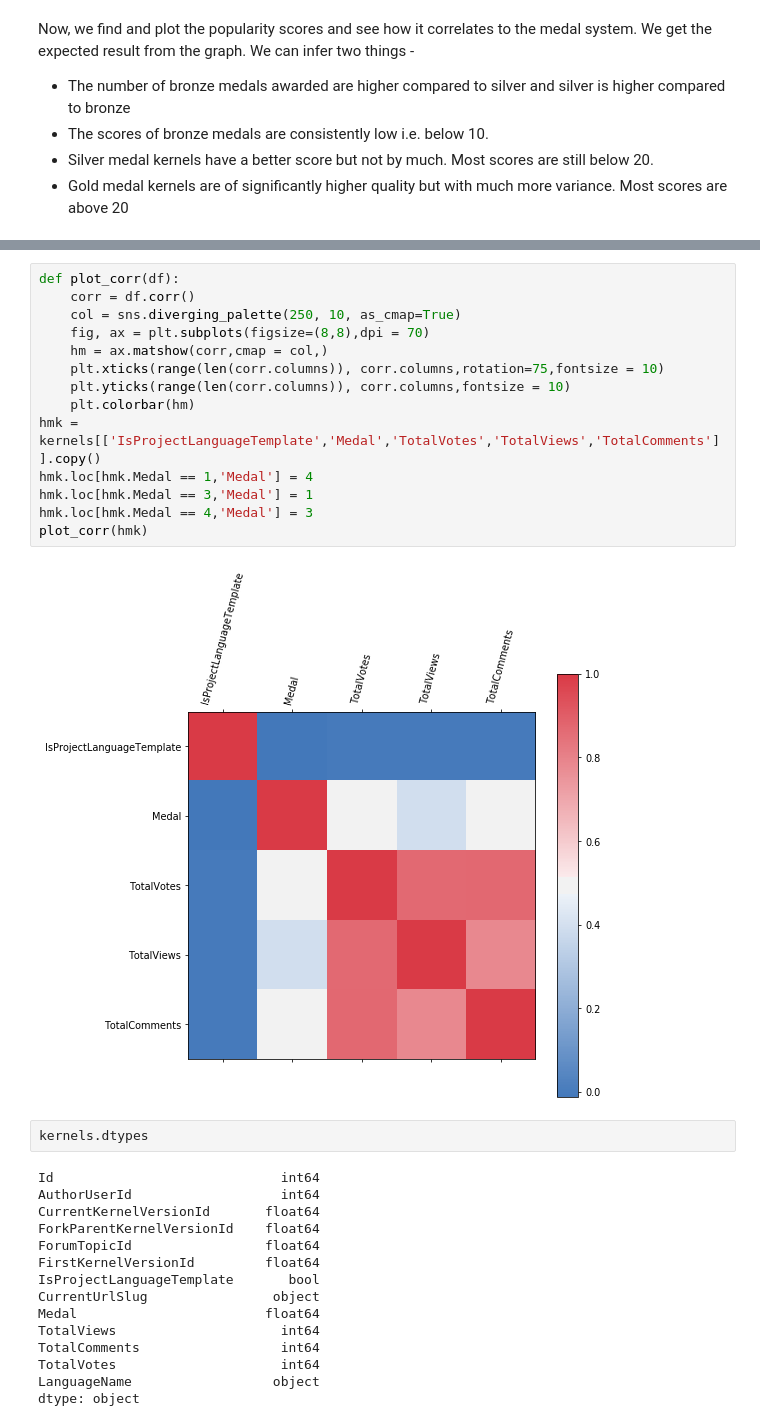
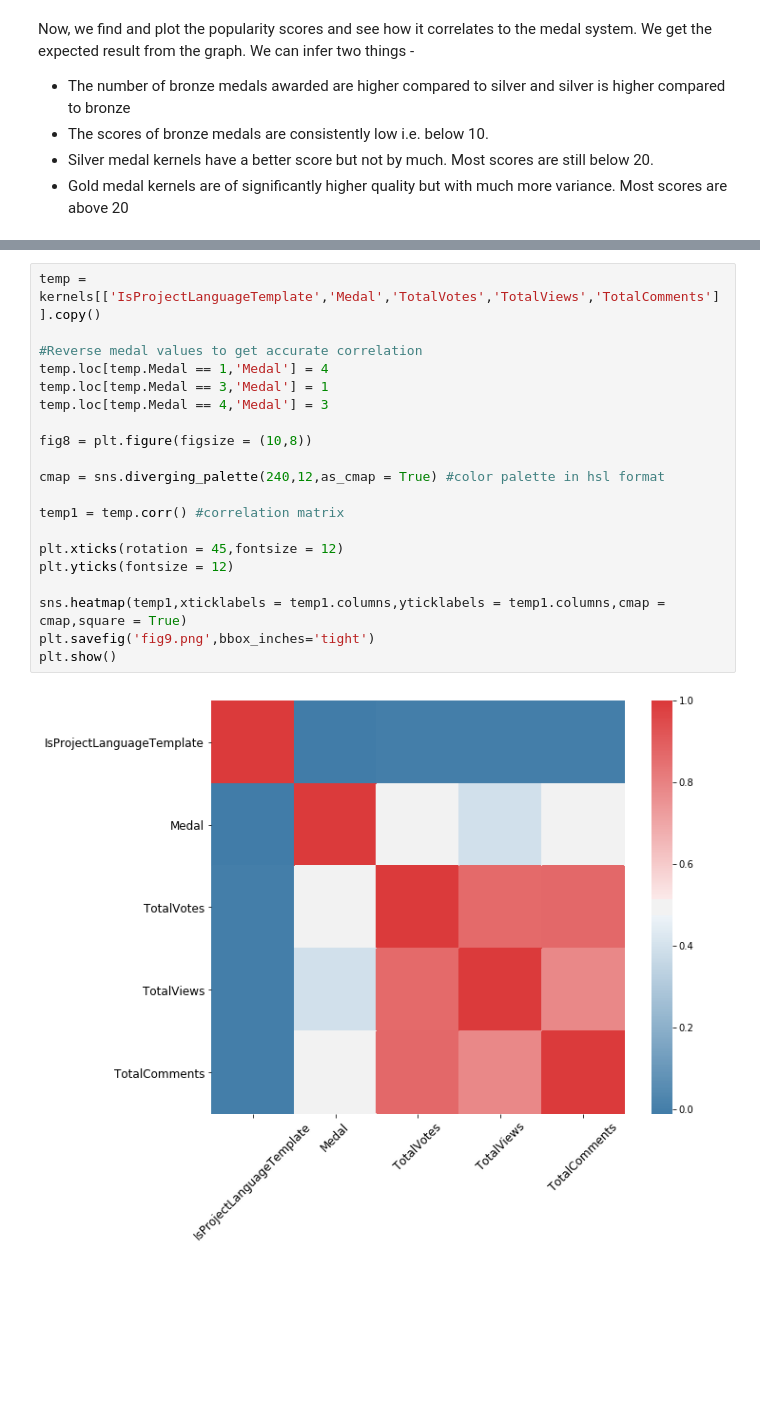
Before and after one commit to aravindpanil/Recommender, a Jupyter notebook: Kernels/Aravind_EDA.ipynb, the cells around one changed output, grey strips where cells are left out. Cells and saved outputs as stored; diff of their text form; blank space fills up the shorter version.

```diff
--- a/Kernels/Aravind_EDA.ipynb
+++ b/Kernels/Aravind_EDA.ipynb
@@ -362,33 +367,22 @@ plt.show()
-# %%
-def plot_corr(df):
-    corr = df.corr()
-    col = sns.diverging_palette(250, 10, as_cmap=True)
-    fig, ax = plt.subplots(figsize=(8,8),dpi = 70)
-    hm = ax.matshow(corr,cmap = col,)
-    plt.xticks(range(len(corr.columns)), corr.columns,rotation=75,fontsize = 10)
-    plt.yticks(range(len(corr.columns)), corr.columns,fontsize = 10)
-    plt.colorbar(hm)
-hmk = kernels[['IsProjectLanguageTemplate','Medal','TotalVotes','TotalViews','TotalComments']].copy()
-hmk.loc[hmk.Medal == 1,'Medal'] = 4
-hmk.loc[hmk.Medal == 3,'Medal'] = 1
-hmk.loc[hmk.Medal == 4,'Medal'] = 3
-plot_corr(hmk)
-# %% [output]
-[figure, removed]
-# %%
-kernels.dtypes
-# %% [output]
-Id                             int64
-AuthorUserId                   int64
-CurrentKernelVersionId       float64
-ForkParentKernelVersionId    float64
-ForumTopicId                 float64
-FirstKernelVersionId         float64
-IsProjectLanguageTemplate       bool
-CurrentUrlSlug                object
-Medal                        float64
-TotalViews                     int64
-TotalComments                  int64
-TotalVotes                     int64
-LanguageName                  object
-dtype: object
+# %%
+temp = kernels[['IsProjectLanguageTemplate','Medal','TotalVotes','TotalViews','TotalComments']].copy()
+
+#Reverse medal values to get accurate correlation
+temp.loc[temp.Medal == 1,'Medal'] = 4
+temp.loc[temp.Medal == 3,'Medal'] = 1
+temp.loc[temp.Medal == 4,'Medal'] = 3
+
+fig8 = plt.figure(figsize = (10,8))
+
+cmap = sns.diverging_palette(240,12,as_cmap = True) #color palette in hsl format
+
+temp1 = temp.corr() #correlation matrix
+
+plt.xticks(rotation = 45,fontsize = 12)
+plt.yticks(fontsize = 12)
+
+sns.heatmap(temp1,xticklabels = temp1.columns,yticklabels = temp1.columns,cmap = cmap,square = True)
+plt.savefig('fig9.png',bbox_inches='tight')
+plt.show()
+# %% [output]
+[figure, added]
```
Also changed, not shown: parts of 8 cells of this notebook, 12 other files.
